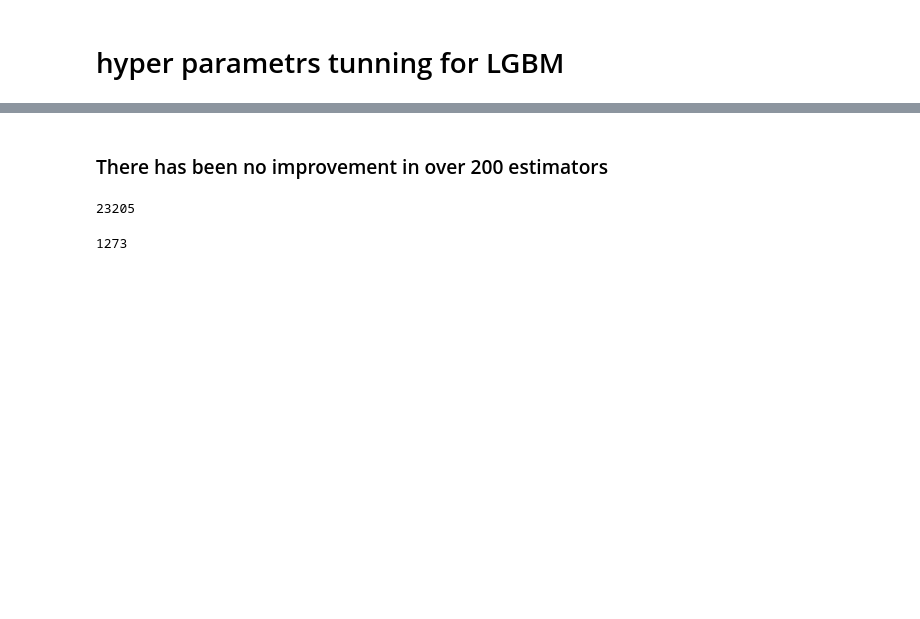
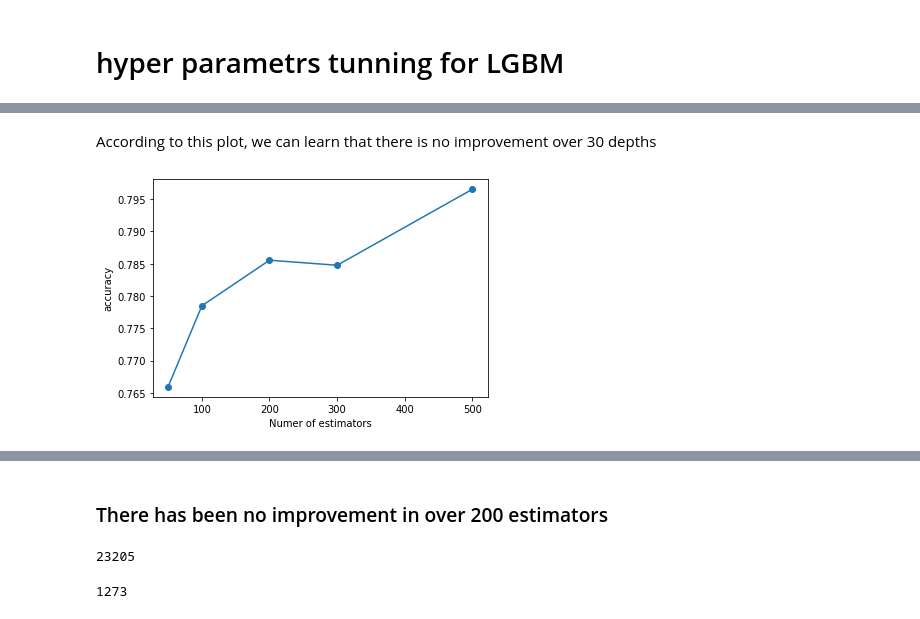
Before and after one commit to orenfix10/ML-project1, a Jupyter notebook: Main_Ex3_2023a_Ensemble_competition_(1).ipynb, the cells around one changed output, grey strips where cells are left out. Saved outputs shown, nothing was run; the diff lists cells and outputs as text; code cells hidden in the pictures; blank space fills up the shorter version.

```diff
--- a/Main_Ex3_2023a_Ensemble_competition_(1).ipynb
+++ b/Main_Ex3_2023a_Ensemble_competition_(1).ipynb
@@ -577,3 +575,6 @@ data_train = data_train[data_train['label'].notna()]
 data_train.shape
 # %% [output]
 (6363, 594)
+# %%
+from sklearn.model_selection import train_test_split
+X_train, X_test, Y_train, Y_test = train_test_split(train, label, test_size=0.2, random_state=42)
@@ -623,6 +612,3 @@ best = compare_models()
 | svm | SVM - Linear Kernel | 0.3566 | 0.0000 | 0.3566 | 0.3520 | 0.2298 | 0.0055 | 0.0189 | 4.3050 |
 | nb | Naive Bayes | 0.2236 | 0.6215 | 0.2236 | 0.5116 | 0.2450 | 0.0858 | 0.1074 | 1.1270 |
 [interactive output not drawn]
-# %%
-from sklearn.model_selection import train_test_split
-X_train, X_test, Y_train, Y_test = train_test_split(train, label['label'], test_size=0.2, random_state=42)
@@ -636,2 +626,18 @@ import lightgbm
 # %% [markdown]
 # hyper parametrs tunning for LGBM
+# %%
+from tqdm import tqdm
+Accuracy_depth = []
+max_depth = [-1, 10, 30, 40, 60, 100]
+
+for i in max_depth:
+  model_LGBM = lightgbm.LGBMClassifier(max_depth =i)
+  model_LGBM.fit(X_train, Y_train)
+  y_pred = model_LGBM.predict(X_test)
+  accuracy = accuracy_score(Y_test, y_pred)
+  Accuracy_depth.append(accuracy)
+
+plt.plot(max_depth, Accuracy_depth, "-o")
+plt.xlabel('Max depth)
+plt.ylabel('Accuracy')
+plt.show()
@@ -637,0 +651,19 @@ import lightgbm
+# %% [markdown]
+According to this plot, we can learn that there is no improvement over 30 depths
+# %%
+num_estimators = [50,100,200,300,500]
+num_estimators_acc = []
+
+for i in num_estimators:
+  model_LGBM = lightgbm.LGBMClassifier(n_estimators=i)
+  model_LGBM.fit(X_train, Y_train)
+  y_pred = model_LGBM.predict(X_test)
+  accuracy = accuracy_score(Y_test, y_pred)
+  num_estimators_acc.append(accuracy)
+
+plt.plot(num_estimators, num_estimators_acc, "-o")
+plt.xlabel('Numer of estimators')
+plt.ylabel('Accuracy')
+plt.show()
+# %% [output]
+[figure, added]
```
Also changed, not shown: parts of 54 cells of this notebook.
